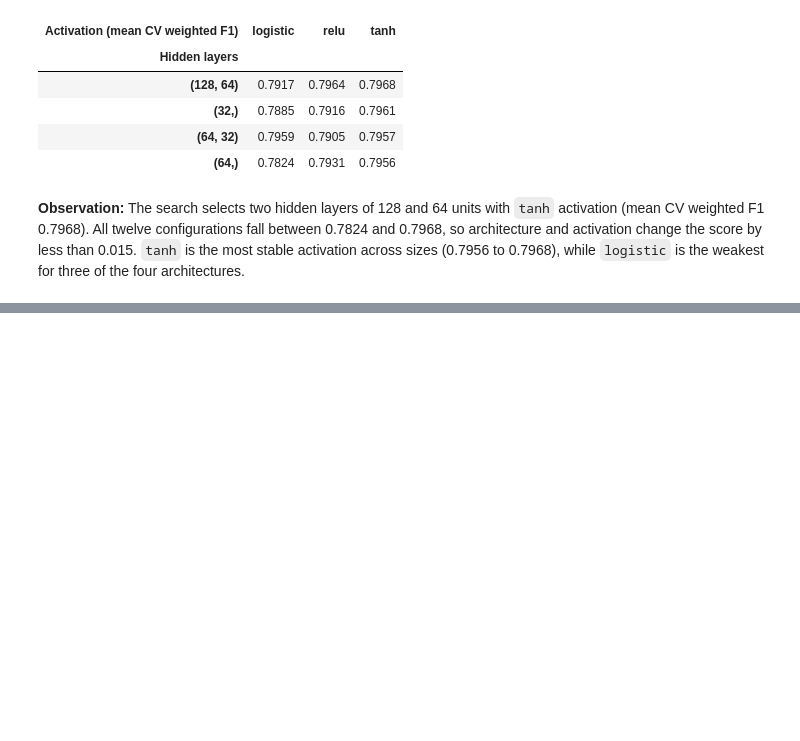
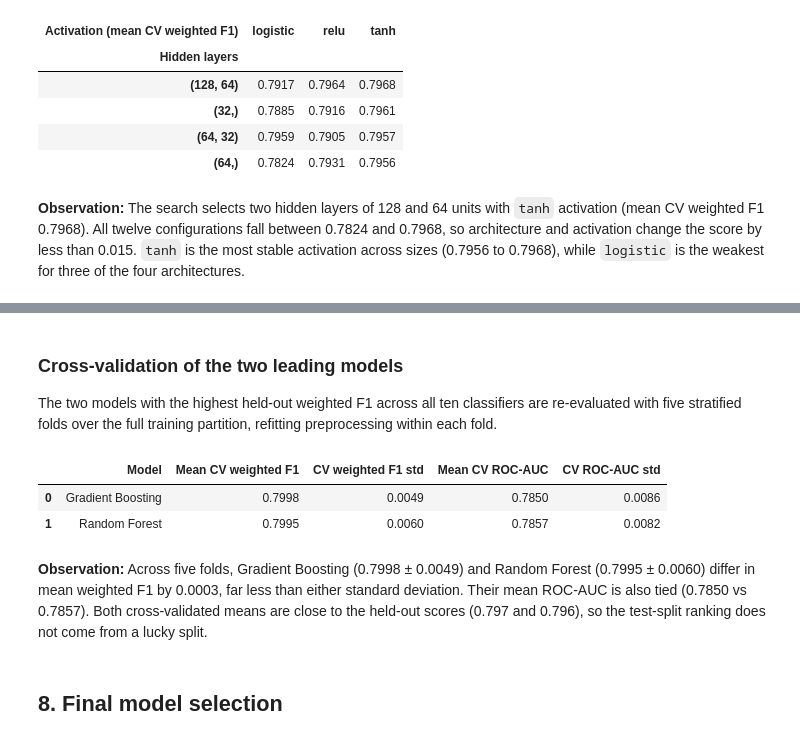
Before and after one commit to arhamgarg/ml-capstone, a Jupyter notebook: notebooks/classification.ipynb, the cells around one changed output, grey strips where cells are left out. Saved outputs shown, nothing was run; the diff lists cells and outputs as text; code cells hidden in the pictures; blank space fills up the shorter version.

```diff
--- a/notebooks/classification.ipynb
+++ b/notebooks/classification.ipynb
@@ -753,0 +846,31 @@ display(
+# %% [markdown]
+### Cross-validation of the two leading models
+
+The two models with the highest held-out weighted F1 across all ten classifiers are re-evaluated with five stratified folds over the full training partition, refitting preprocessing within each fold.
+# %%
+from sklearn.model_selection import cross_validate
+
+final_cv_rows = []
+for name in comparison_df.head(2)["Model"]:
+    scores = cross_validate(
+        clone(grid_results[name].best_estimator_), X_train, y_train,
+        scoring={"f1_weighted": "f1_weighted", "roc_auc": "roc_auc"}, cv=cv, n_jobs=-1,
+    )
+    final_cv_rows.append({
+        "Model": name,
+        "Mean CV weighted F1": scores["test_f1_weighted"].mean(),
+        "CV weighted F1 std": scores["test_f1_weighted"].std(),
+        "Mean CV ROC-AUC": scores["test_roc_auc"].mean(),
+        "CV ROC-AUC std": scores["test_roc_auc"].std(),
+    })
+
+final_cv_results = pd.DataFrame(final_cv_rows)
+display(final_cv_results.round(4))
+# %% [output]
+|  | Model | Mean CV weighted F1 | CV weighted F1 std | Mean CV ROC-AUC | CV ROC-AUC std |
+| 0 | Gradient Boosting | 0.7998 | 0.0049 | 0.7850 | 0.0086 |
+| 1 | Random Forest | 0.7995 | 0.0060 | 0.7857 | 0.0082 |
+# %% [markdown]
+**Observation:** Across five folds, Gradient Boosting (0.7998 ± 0.0049) and Random Forest (0.7995 ± 0.0060) differ in mean weighted F1 by 0.0003, far less than either standard deviation. Their mean ROC-AUC is also tied (0.7850 vs 0.7857). Both cross-validated means are close to the held-out scores (0.797 and 0.796), so the test-split ranking does not come from a lucky split.
+# %% [markdown]
+## 8. Final model selection
```
Also changed, not shown: parts of 10 cells of this notebook.
